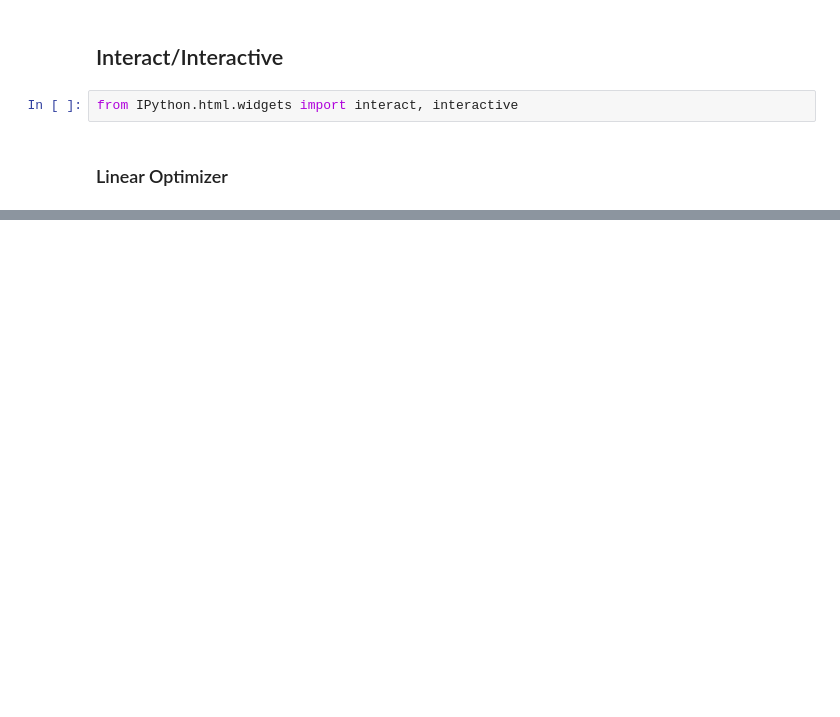
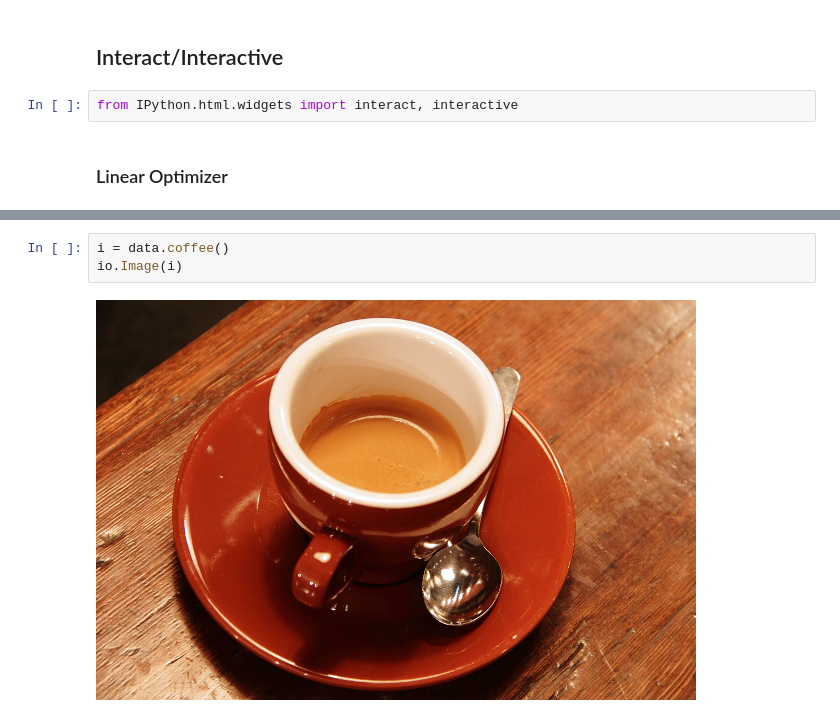
Before and after one commit to cucucachu/PHYS202-S14, a Jupyter notebook: WidgetTour.ipynb, the cells around one changed output, grey strips where cells are left out. Drawn from its saved outputs; the diff is of its cells as text; blank space fills up the shorter version.

```diff
--- a/WidgetTour.ipynb
+++ b/WidgetTour.ipynb
@@ -262,0 +301,5 @@ v = interact(linear_plot,m=(0.0,5.0), b=(0.0,50.0))
+# %%
+i = data.coffee()
+io.Image(i)
+# %% [output]
+[figure, added]
```
Also changed, not shown: parts of 15 cells of this notebook.
